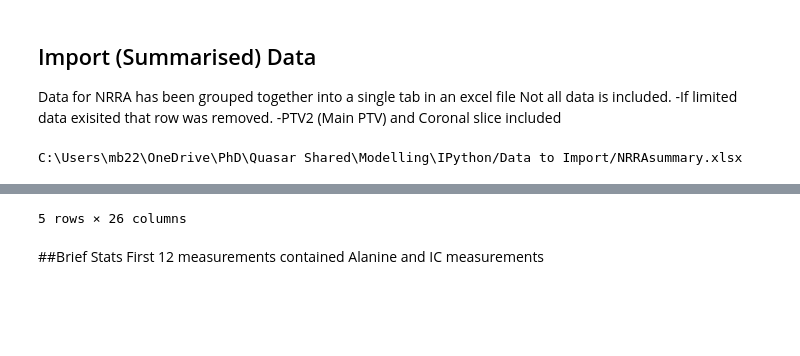
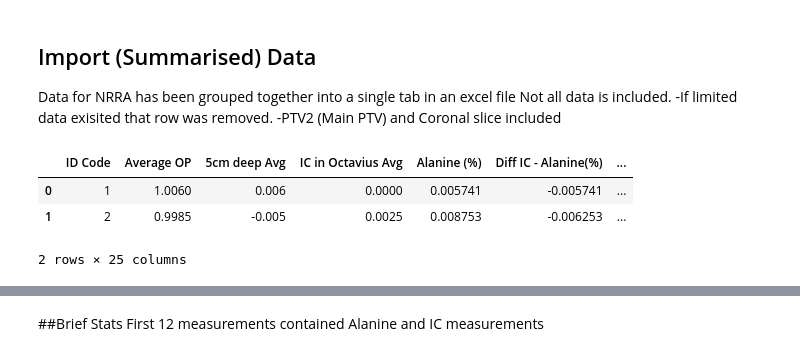
Before and after one commit to mbolt01/InitialCode, a Jupyter notebook: NRRA Analysis.ipynb, the cells around one changed output, grey strips where cells are left out. Cells and saved outputs as stored; diff of their text form; code cells hidden in the pictures; blank space fills up the shorter version.

```diff
--- a/NRRA Analysis.ipynb
+++ b/NRRA Analysis.ipynb
@@ -19,16 +18,16 @@ Not all data is included.
 -If limited data exisited that row was removed.
 -PTV2 (Main PTV) and Coronal slice included
 # %%
-#mainpath = 'C:/Users/mb22/OneDrive/PhD/Quasar Shared/'
-#filepath = 'Data/NPL_Table_All.xlsx'
-filepath = 'Data to Import/NRRAsummary.xlsx'
+filepath = 'Data to Import/NRRAsummary-Anon.xlsx'
 
-#fullpath=mainpath+filepath
-fullpath=cwd+'/'+filepath # use if need to specify full path for some reason.
-print(fullpath) #note forward and backward slashes in output
+#fullpath=cwd+'/'+filepath # use if need to specify full path for some reason.
+#print(fullpath) #note forward and backward slashes in output
 
-nrra = pd.read_excel(filepath)
-d = nrra
-nrra.tail()
+all_data = pd.read_excel(filepath)
+d=all_data
+d.head(2)
 # %% [output]
+|  | ID Code | Average OP | 5cm deep Avg | IC in Octavius Avg | Alanine (%) | Diff IC - Alanine(%) | ... |
+| 0 | 1 | 1.0060 | 0.006 | 0.0000 | 0.005741 | -0.005741 | ... |
+| 1 | 2 | 0.9985 | -0.005 | 0.0025 | 0.008753 | -0.006253 | ... |
-C:\Users\mb22\OneDrive\PhD\Quasar Shared\Modelling\IPython/Data to Import/NRRAsummary.xlsx
+2 rows × 25 columns
@@ -41,4 +34,3 @@ C:\Users\mb22\OneDrive\PhD\Quasar Shared\Modelling\IPython/Data to Import/NRRAsu
-5 rows × 26 columns
 # %% [markdown]
 ##Brief Stats
 First 12 measurements contained Alanine and IC measurements
```
Also changed, not shown: parts of 7 cells of this notebook.
